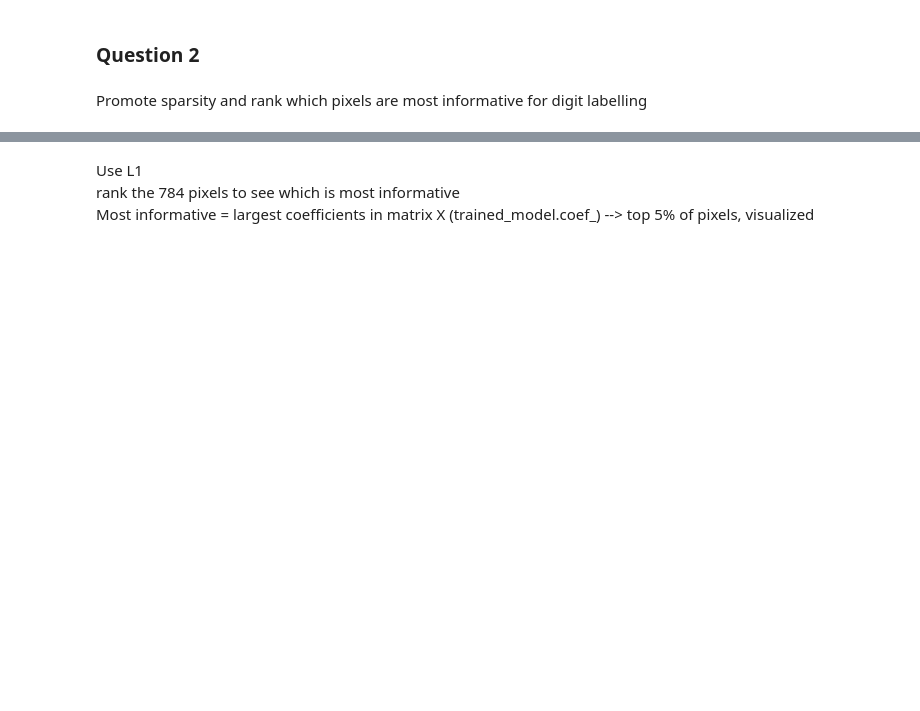
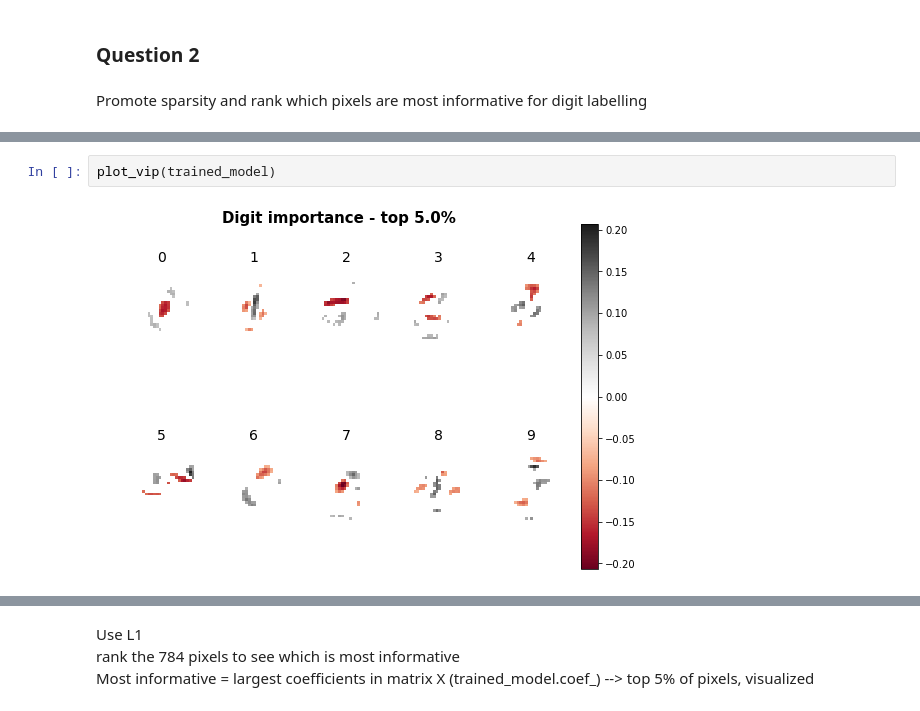
Before and after one commit to jmichellehu/ComplexSystems_AMATH563, a Jupyter notebook: AMATH563_hw1.ipynb, the cells around one changed output, grey strips where cells are left out. Saved outputs shown, nothing was run; the diff lists cells and outputs as text; blank space fills up the shorter version.

```diff
--- a/AMATH563_hw1.ipynb
+++ b/AMATH563_hw1.ipynb
@@ -402,0 +232,4 @@ Promote sparsity and rank which pixels are most informative for digit labelling
+# %%
+plot_vip(trained_model)
+# %% [output]
+[figure, added]
```
Also changed, not shown: parts of 71 cells of this notebook.
